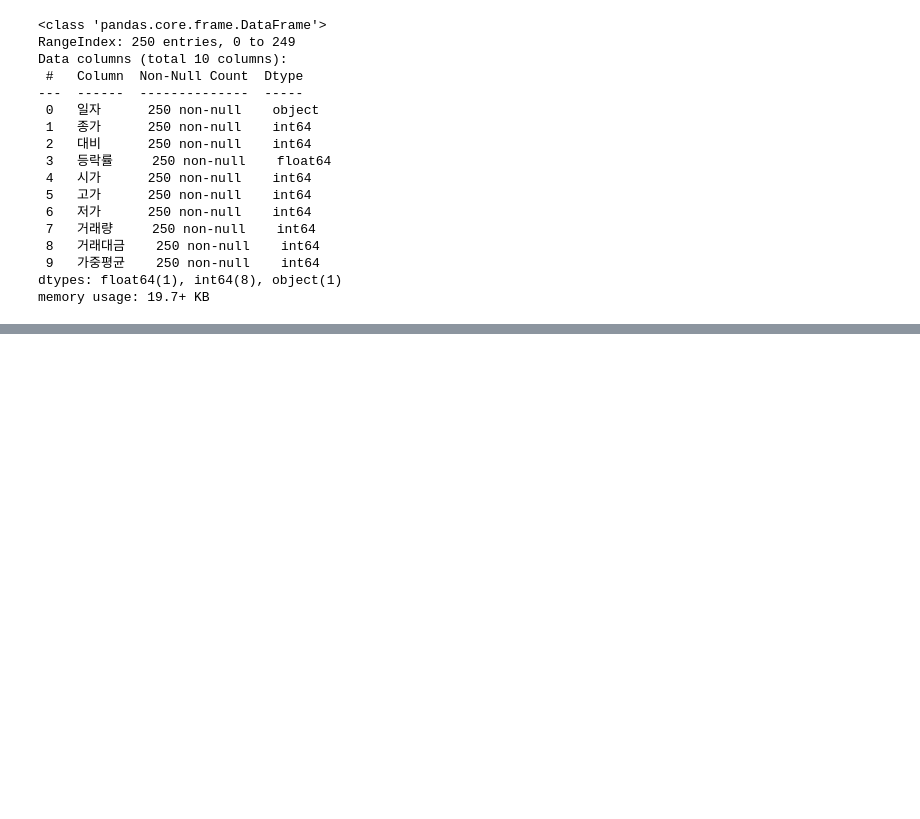
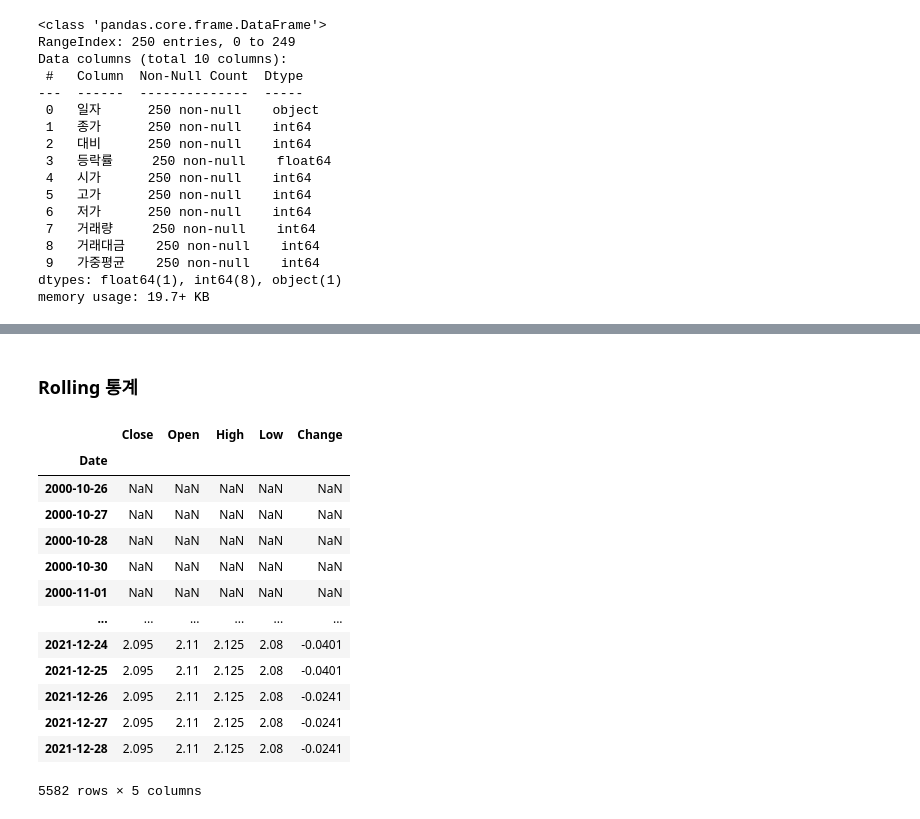
Before and after one commit to DavidEugen/study.python.start, a Jupyter notebook: pandas/05_기타.ipynb, the cells around one changed output, grey strips where cells are left out. Drawn from its saved outputs; the diff is of its cells as text; code cells hidden in the pictures; blank space fills up the shorter version.

```diff
--- a/pandas/05_기타.ipynb
+++ b/pandas/05_기타.ipynb
@@ -341,0 +402,19 @@ memory usage: 19.7+ KB
+# %% [markdown]
+### Rolling 통계
+# %%
+df.rolling(window=30).min()
+# %% [output]
+|  | Close | Open | High | Low | Change |
+| Date |  |  |  |  |  |
+| 2000-10-26 | NaN | NaN | NaN | NaN | NaN |
+| 2000-10-27 | NaN | NaN | NaN | NaN | NaN |
+| 2000-10-28 | NaN | NaN | NaN | NaN | NaN |
+| 2000-10-30 | NaN | NaN | NaN | NaN | NaN |
+| 2000-11-01 | NaN | NaN | NaN | NaN | NaN |
+| ... | ... | ... | ... | ... | ... |
+| 2021-12-24 | 2.095 | 2.11 | 2.125 | 2.08 | -0.0401 |
+| 2021-12-25 | 2.095 | 2.11 | 2.125 | 2.08 | -0.0401 |
+| 2021-12-26 | 2.095 | 2.11 | 2.125 | 2.08 | -0.0241 |
+| 2021-12-27 | 2.095 | 2.11 | 2.125 | 2.08 | -0.0241 |
+| 2021-12-28 | 2.095 | 2.11 | 2.125 | 2.08 | -0.0241 |
+5582 rows × 5 columns
```
Also changed, not shown: parts of 10 cells of this notebook.
